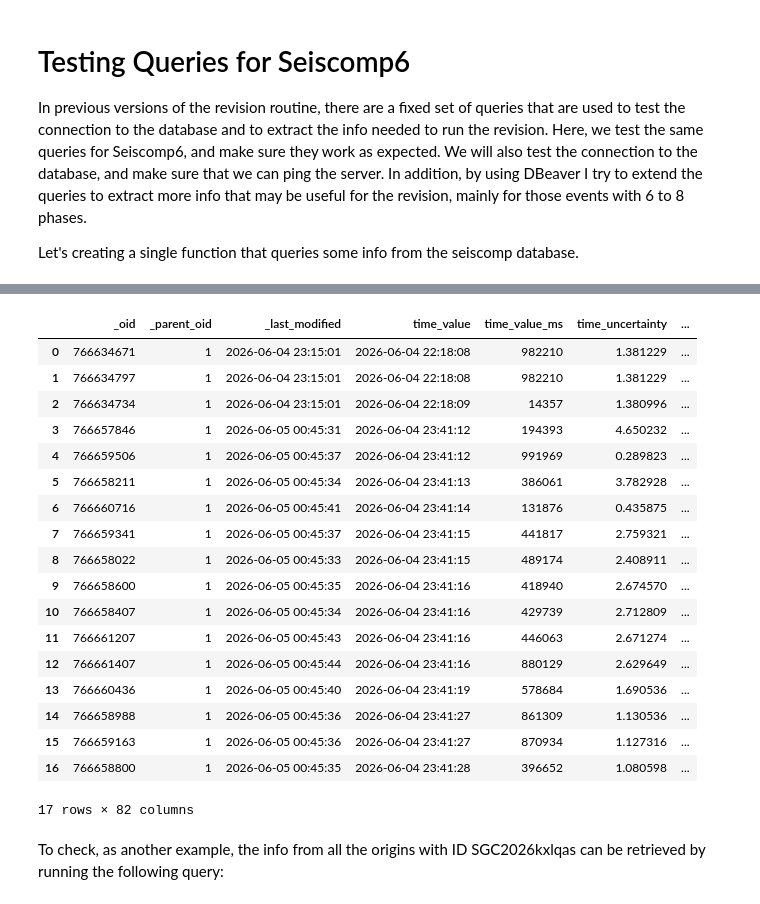
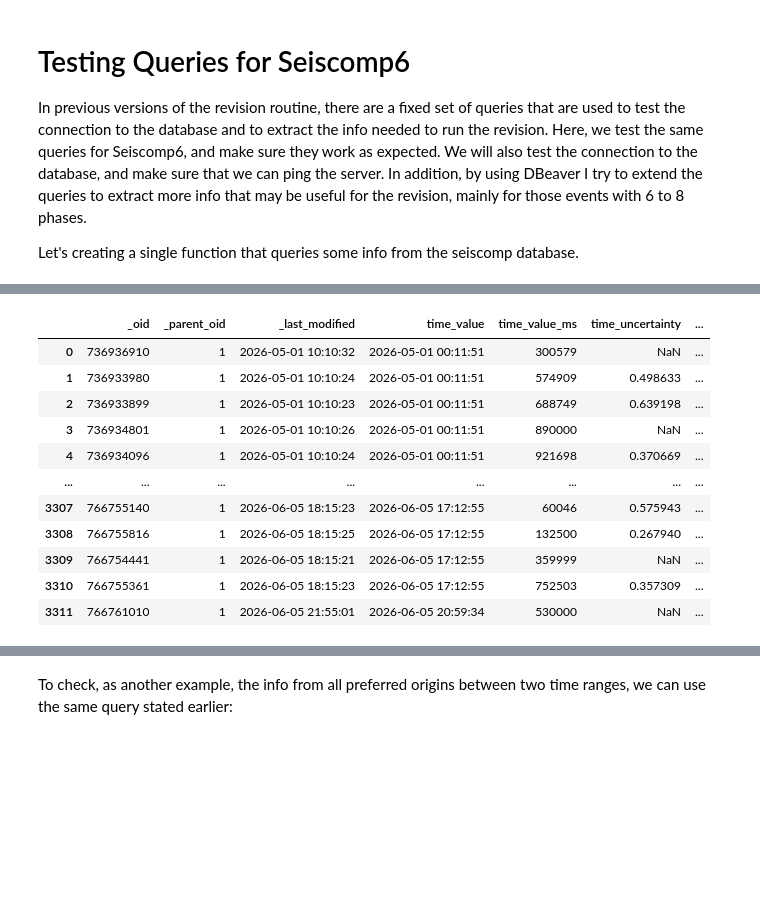
Before and after one commit to KenethGarcia/Revision_Sismicidad_SGC, a Jupyter notebook: notebooks/Testing_Queries_6comp6.ipynb, the cells around one changed output, grey strips where cells are left out. Drawn from its saved outputs; the diff is of its cells as text; code cells hidden in the pictures; blank space fills up the shorter version.

Commit message:
Second commit of update 2026 (beta). Updated SQL queries and optimized duplicated event checking.

```diff
--- a/notebooks/Testing_Queries_6comp6.ipynb
+++ b/notebooks/Testing_Queries_6comp6.ipynb
@@ -96,5 +99,17 @@ Let's test this query directly in this notebook, by using the function from the
 # %%
 query_example = "SELECT * FROM Origin WHERE Origin.time_value BETWEEN"
-origin_df = connect_to_db(query_example, start_time=dt.datetime(2026, 6, 4, 14, 0, 0), end_time=dt.datetime(2026, 6, 5, 1, 0, 0))#dt.datetime.now(dt.UTC))
+origin_df = connect_to_db(query_example, start_time=dt.datetime(2026, 5, 1), end_time=dt.datetime.now(dt.UTC))
 origin_df
 # %% [output]
+|  | _oid | _parent_oid | _last_modified | time_value | time_value_ms | time_uncertainty | ... |
+| 0 | 736936910 | 1 | 2026-05-01 10:10:32 | 2026-05-01 00:11:51 | 300579 | NaN | ... |
+| 1 | 736933980 | 1 | 2026-05-01 10:10:24 | 2026-05-01 00:11:51 | 574909 | 0.498633 | ... |
+| 2 | 736933899 | 1 | 2026-05-01 10:10:23 | 2026-05-01 00:11:51 | 688749 | 0.639198 | ... |
+| 3 | 736934801 | 1 | 2026-05-01 10:10:26 | 2026-05-01 00:11:51 | 890000 | NaN | ... |
+| 4 | 736934096 | 1 | 2026-05-01 10:10:24 | 2026-05-01 00:11:51 | 921698 | 0.370669 | ... |
+| ... | ... | ... | ... | ... | ... | ... | ... |
+| 3307 | 766755140 | 1 | 2026-06-05 18:15:23 | 2026-06-05 17:12:55 | 60046 | 0.575943 | ... |
+| 3308 | 766755816 | 1 | 2026-06-05 18:15:25 | 2026-06-05 17:12:55 | 132500 | 0.267940 | ... |
+| 3309 | 766754441 | 1 | 2026-06-05 18:15:21 | 2026-06-05 17:12:55 | 359999 | NaN | ... |
+| 3310 | 766755361 | 1 | 2026-06-05 18:15:23 | 2026-06-05 17:12:55 | 752503 | 0.357309 | ... |
+| 3311 | 766761010 | 1 | 2026-06-05 21:55:01 | 2026-06-05 20:59:34 | 530000 | NaN | ... |
@@ -102,21 +117,2 @@ origin_df
-|  | _oid | _parent_oid | _last_modified | time_value | time_value_ms | time_uncertainty | ... |
-| 0 | 766634671 | 1 | 2026-06-04 23:15:01 | 2026-06-04 22:18:08 | 982210 | 1.381229 | ... |
-| 1 | 766634797 | 1 | 2026-06-04 23:15:01 | 2026-06-04 22:18:08 | 982210 | 1.381229 | ... |
-| 2 | 766634734 | 1 | 2026-06-04 23:15:01 | 2026-06-04 22:18:09 | 14357 | 1.380996 | ... |
-| 3 | 766657846 | 1 | 2026-06-05 00:45:31 | 2026-06-04 23:41:12 | 194393 | 4.650232 | ... |
-| 4 | 766659506 | 1 | 2026-06-05 00:45:37 | 2026-06-04 23:41:12 | 991969 | 0.289823 | ... |
-| 5 | 766658211 | 1 | 2026-06-05 00:45:34 | 2026-06-04 23:41:13 | 386061 | 3.782928 | ... |
-| 6 | 766660716 | 1 | 2026-06-05 00:45:41 | 2026-06-04 23:41:14 | 131876 | 0.435875 | ... |
-| 7 | 766659341 | 1 | 2026-06-05 00:45:37 | 2026-06-04 23:41:15 | 441817 | 2.759321 | ... |
-| 8 | 766658022 | 1 | 2026-06-05 00:45:33 | 2026-06-04 23:41:15 | 489174 | 2.408911 | ... |
-| 9 | 766658600 | 1 | 2026-06-05 00:45:35 | 2026-06-04 23:41:16 | 418940 | 2.674570 | ... |
-| 10 | 766658407 | 1 | 2026-06-05 00:45:34 | 2026-06-04 23:41:16 | 429739 | 2.712809 | ... |
-| 11 | 766661207 | 1 | 2026-06-05 00:45:43 | 2026-06-04 23:41:16 | 446063 | 2.671274 | ... |
-| 12 | 766661407 | 1 | 2026-06-05 00:45:44 | 2026-06-04 23:41:16 | 880129 | 2.629649 | ... |
-| 13 | 766660436 | 1 | 2026-06-05 00:45:40 | 2026-06-04 23:41:19 | 578684 | 1.690536 | ... |
-| 14 | 766658988 | 1 | 2026-06-05 00:45:36 | 2026-06-04 23:41:27 | 861309 | 1.130536 | ... |
-| 15 | 766659163 | 1 | 2026-06-05 00:45:36 | 2026-06-04 23:41:27 | 870934 | 1.127316 | ... |
-| 16 | 766658800 | 1 | 2026-06-05 00:45:35 | 2026-06-04 23:41:28 | 396652 | 1.080598 | ... |
-17 rows × 82 columns
 # %% [markdown]
-To check, as another example, the info from all the origins with ID SGC2026kxlqas can be retrieved by running the following query:
+To check, as another example, the info from all preferred origins between two time ranges, we can use the same query stated earlier:
```
Also changed, not shown: parts of 25 cells of this notebook, 4 other files.
